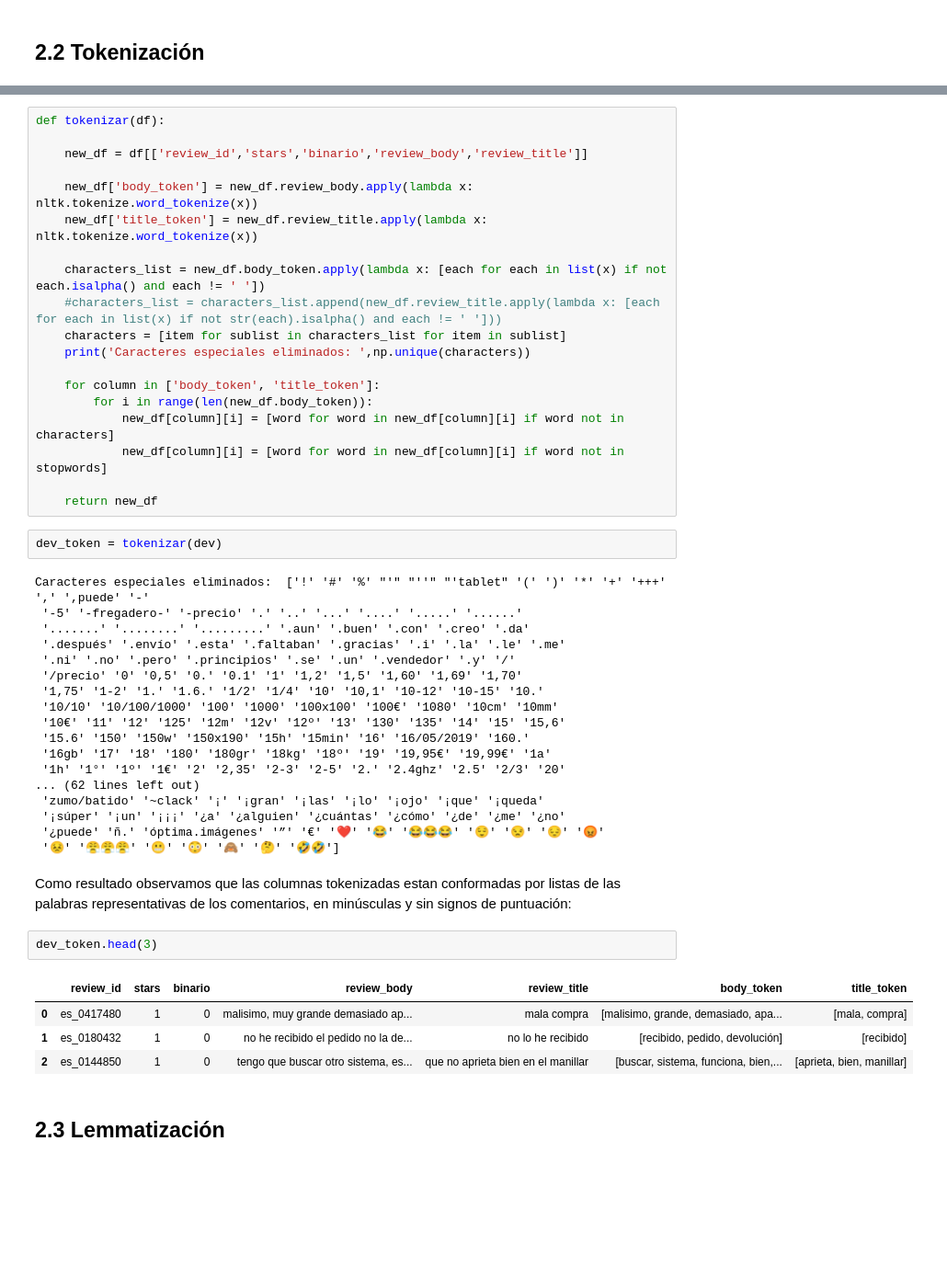
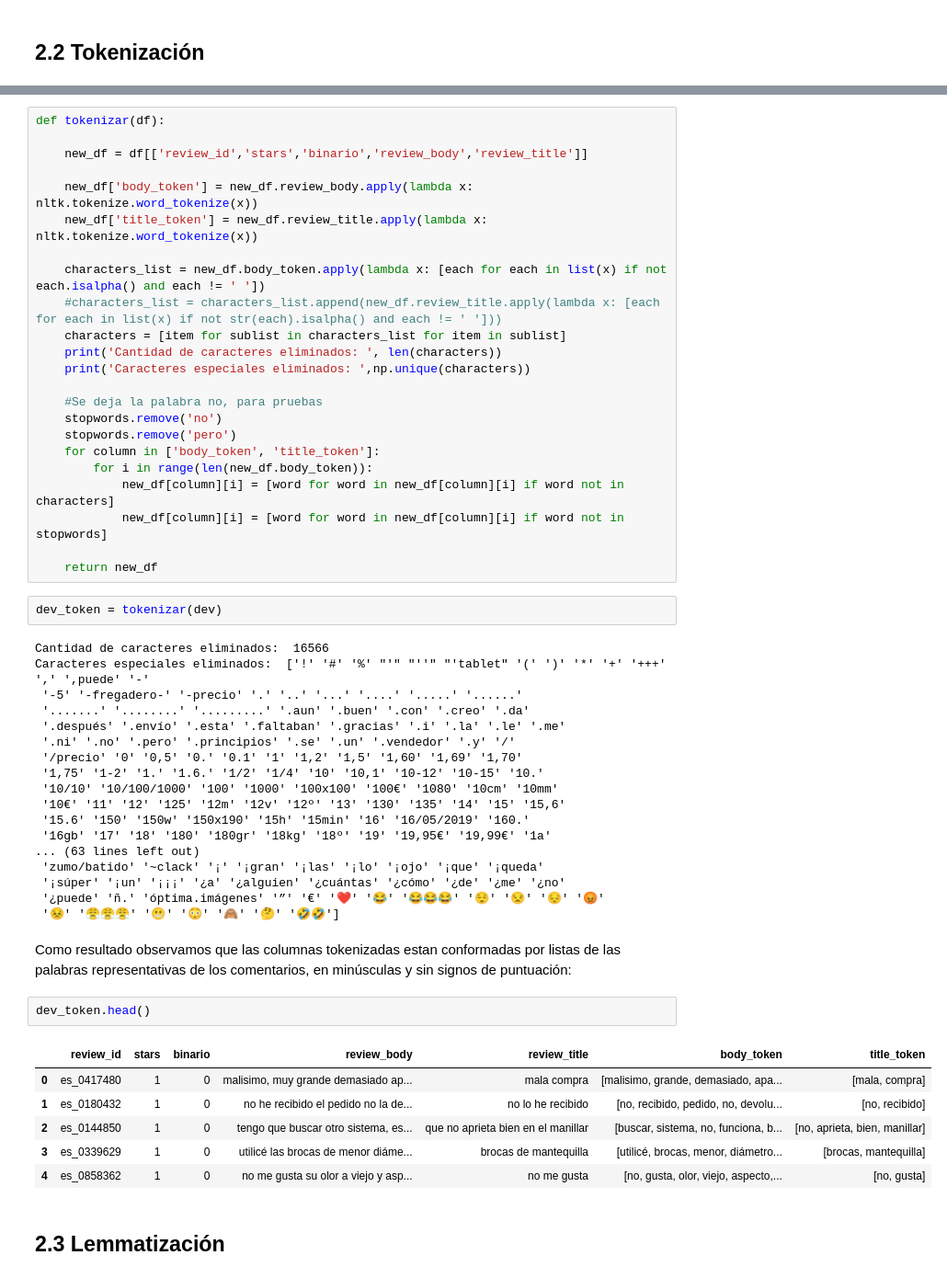
Before and after one commit to valeriaortizl/amazon_ratings_prediction, a Jupyter notebook: DS_Proyecto_03_NLP_v2.ipynb, the cells around one changed output, grey strips where cells are left out. Shown at 92% size. Cells and saved outputs as stored; diff of their text form; blank space fills up the shorter version.

```diff
--- a/DS_Proyecto_03_NLP_v2.ipynb
+++ b/DS_Proyecto_03_NLP_v2.ipynb
@@ -252,8 +252,12 @@ def tokenizar(df):
 	characters_list = new_df.body_token.apply(lambda x: [each for each in list(x) if not each.isalpha() and each != ' '])
 	#characters_list = characters_list.append(new_df.review_title.apply(lambda x: [each for each in list(x) if not str(each).isalpha() and each != ' ']))
 	characters = [item for sublist in characters_list for item in sublist]
+	print('Cantidad de caracteres eliminados: ', len(characters))
 	print('Caracteres especiales eliminados: ',np.unique(characters))
 
+	#Se deja la palabra no, para pruebas
+	stopwords.remove('no')
+	stopwords.remove('pero')
 	for column in ['body_token', 'title_token']:
 		for i in range(len(new_df.body_token)):
 			new_df[column][i] = [word for word in new_df[column][i] if word not in characters]
@@ -263,6 +267,7 @@ def tokenizar(df):
 # %%
 dev_token = tokenizar(dev)
 # %% [output]
+Cantidad de caracteres eliminados:  16566
 Caracteres especiales eliminados:  ['!' '#' '%' "'" "''" "'tablet" '(' ')' '*' '+' '+++' ',' ',puede' '-'
  '-5' '-fregadero-' '-precio' '.' '..' '...' '....' '.....' '......'
  '.......' '........' '.........' '.aun' '.buen' '.con' '.creo' '.da'
@@ -274,8 +279,7 @@ Caracteres especiales eliminados:  ['!' '#' '%' "'" "''" "'tablet" '(' ')' '*' '
  '10€' '11' '12' '125' '12m' '12v' '12º' '13' '130' '135' '14' '15' '15,6'
  '15.6' '150' '150w' '150x190' '15h' '15min' '16' '16/05/2019' '160.'
  '16gb' '17' '18' '180' '180gr' '18kg' '18º' '19' '19,95€' '19,99€' '1a'
- '1h' '1°' '1º' '1€' '2' '2,35' '2-3' '2-5' '2.' '2.4ghz' '2.5' '2/3' '20'
-... (62 lines left out)
+... (63 lines left out)
  'zumo/batido' '~clack' '¡' '¡gran' '¡las' '¡lo' '¡ojo' '¡que' '¡queda'
  '¡súper' '¡un' '¡¡¡' '¿a' '¿alguien' '¿cuántas' '¿cómo' '¿de' '¿me' '¿no'
  '¿puede' 'ñ.' 'óptima.imágenes' '”' '€' '❤️' '😂' '😂😂😂' '😌' '😒' '😔' '😡'
@@ -283,12 +287,14 @@ Caracteres especiales eliminados:  ['!' '#' '%' "'" "''" "'tablet" '(' ')' '*' '
 # %% [markdown]
 Como resultado observamos que las columnas tokenizadas estan conformadas por listas de las palabras representativas de los comentarios, en minúsculas y sin signos de puntuación:
 # %%
-dev_token.head(3)
+dev_token.head()
 # %% [output]
 |  | review_id | stars | binario | review_body | review_title | body_token | title_token |
 | 0 | es_0417480 | 1 | 0 | malisimo, muy grande demasiado ap... | mala compra | [malisimo, grande, demasiado, apa... | [mala, compra] |
-| 1 | es_0180432 | 1 | 0 | no he recibido el pedido no la de... | no lo he recibido | [recibido, pedido, devolución] | [recibido] |
-| 2 | es_0144850 | 1 | 0 | tengo que buscar otro sistema, es... | que no aprieta bien en el manillar | [buscar, sistema, funciona, bien,... | [aprieta, bien, manillar] |
+| 1 | es_0180432 | 1 | 0 | no he recibido el pedido no la de... | no lo he recibido | [no, recibido, pedido, no, devolu... | [no, recibido] |
+| 2 | es_0144850 | 1 | 0 | tengo que buscar otro sistema, es... | que no aprieta bien en el manillar | [buscar, sistema, no, funciona, b... | [no, aprieta, bien, manillar] |
+| 3 | es_0339629 | 1 | 0 | utilicé las brocas de menor diáme... | brocas de mantequilla | [utilicé, brocas, menor, diámetro... | [brocas, mantequilla] |
+| 4 | es_0858362 | 1 | 0 | no me gusta su olor a viejo y asp... | no me gusta | [no, gusta, olor, viejo, aspecto,... | [no, gusta] |
 # %% [markdown]
 ## 2.3 Lemmatización
 # %% [markdown]
```
Also changed, not shown: parts of 44 cells of this notebook.
